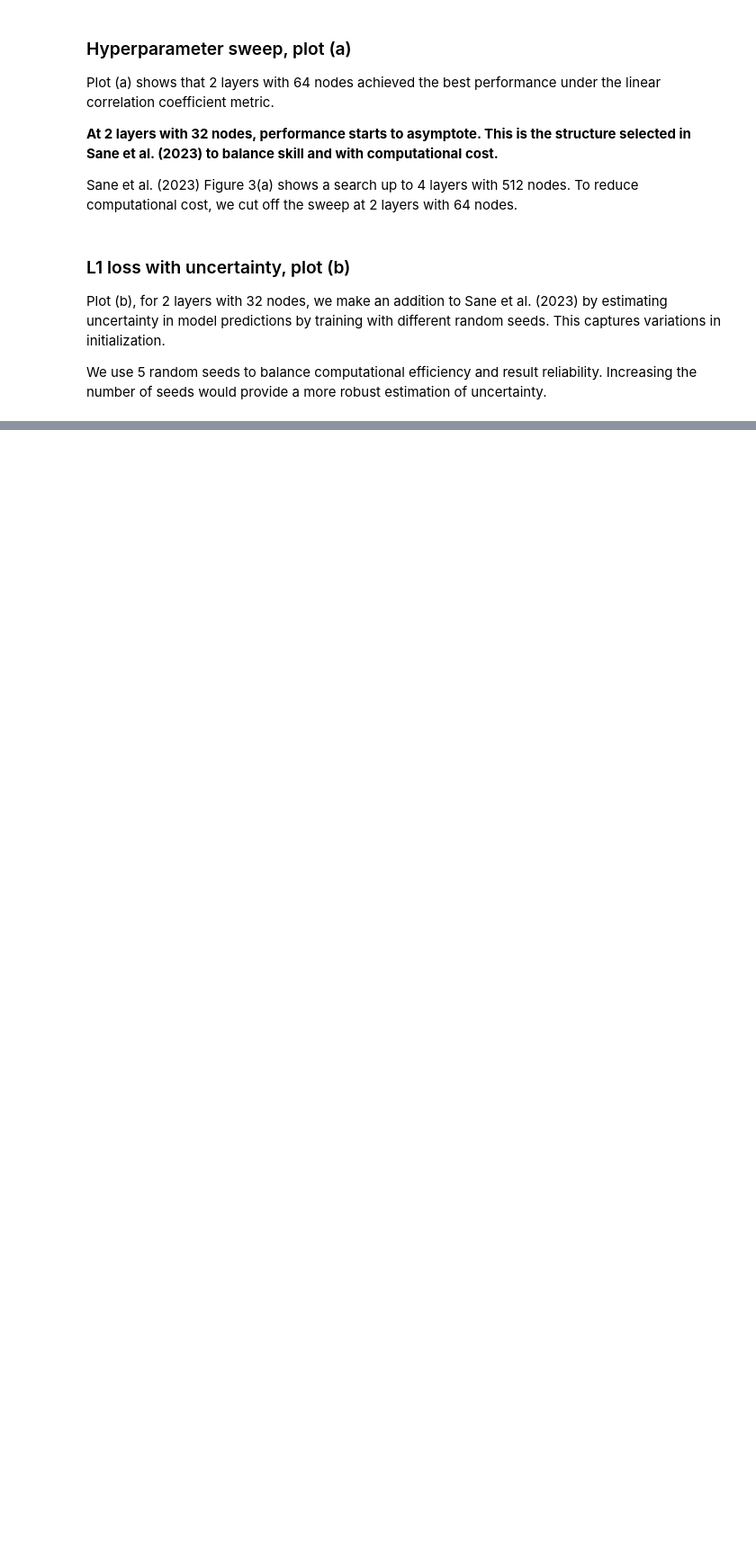
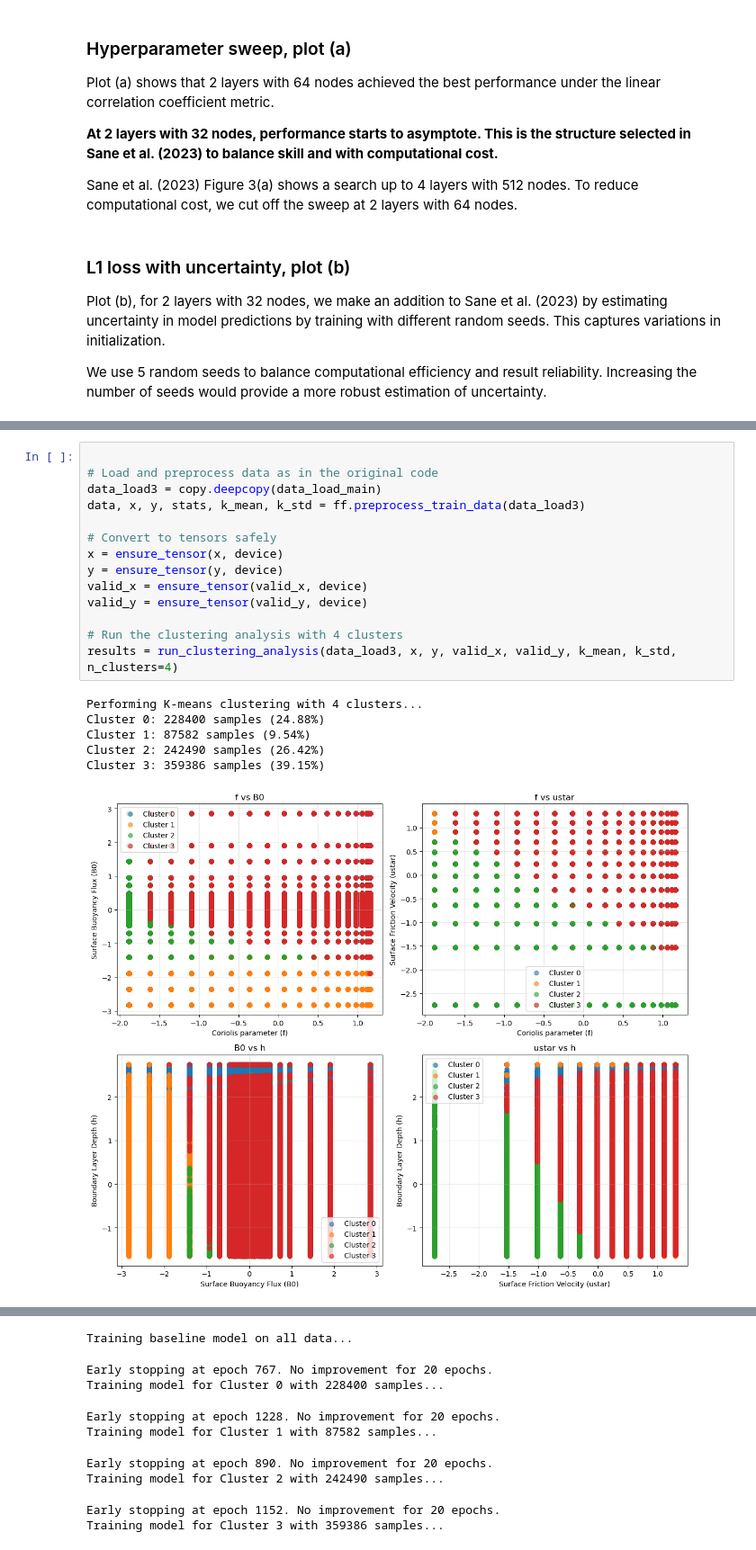
Before and after one commit to leap-stc/LEAPCourse-Climate-Pred-Challenges, a Jupyter notebook: Project-StarterCodes/Project2-Parameterization/notebooks/Project2_Starter.ipynb, the cells around one changed output, grey strips where cells are left out. Shown at 90% size. Drawn from its saved outputs; the diff is of its cells as text; blank space fills up the shorter version.

```diff
--- a/Project-StarterCodes/Project2-Parameterization/notebooks/Project2_Starter.ipynb
+++ b/Project-StarterCodes/Project2-Parameterization/notebooks/Project2_Starter.ipynb
@@ -760,0 +1359,21 @@ We use 5 random seeds to balance computational efficiency and result reliability
+# %%
+
+# Load and preprocess data as in the original code
+data_load3 = copy.deepcopy(data_load_main)
+data, x, y, stats, k_mean, k_std = ff.preprocess_train_data(data_load3)
+
+# Convert to tensors safely
+x = ensure_tensor(x, device)
+y = ensure_tensor(y, device)
+valid_x = ensure_tensor(valid_x, device)
+valid_y = ensure_tensor(valid_y, device)
+
+# Run the clustering analysis with 4 clusters
+results = run_clustering_analysis(data_load3, x, y, valid_x, valid_y, k_mean, k_std, n_clusters=4)
+# %% [output]
+Performing K-means clustering with 4 clusters...
+Cluster 0: 228400 samples (24.88%)
+Cluster 1: 87582 samples (9.54%)
+Cluster 2: 242490 samples (26.42%)
+Cluster 3: 359386 samples (39.15%)
+[figure, added]
@@ -760,0 +1381,9 @@ We use 5 random seeds to balance computational efficiency and result reliability
+Training baseline model on all data...
+Early stopping at epoch 767. No improvement for 20 epochs.
+Training model for Cluster 0 with 228400 samples...
+Early stopping at epoch 1228. No improvement for 20 epochs.
+Training model for Cluster 1 with 87582 samples...
+Early stopping at epoch 890. No improvement for 20 epochs.
+Training model for Cluster 2 with 242490 samples...
+Early stopping at epoch 1152. No improvement for 20 epochs.
+Training model for Cluster 3 with 359386 samples...
```
Also changed, not shown: parts of 5 cells of this notebook.
